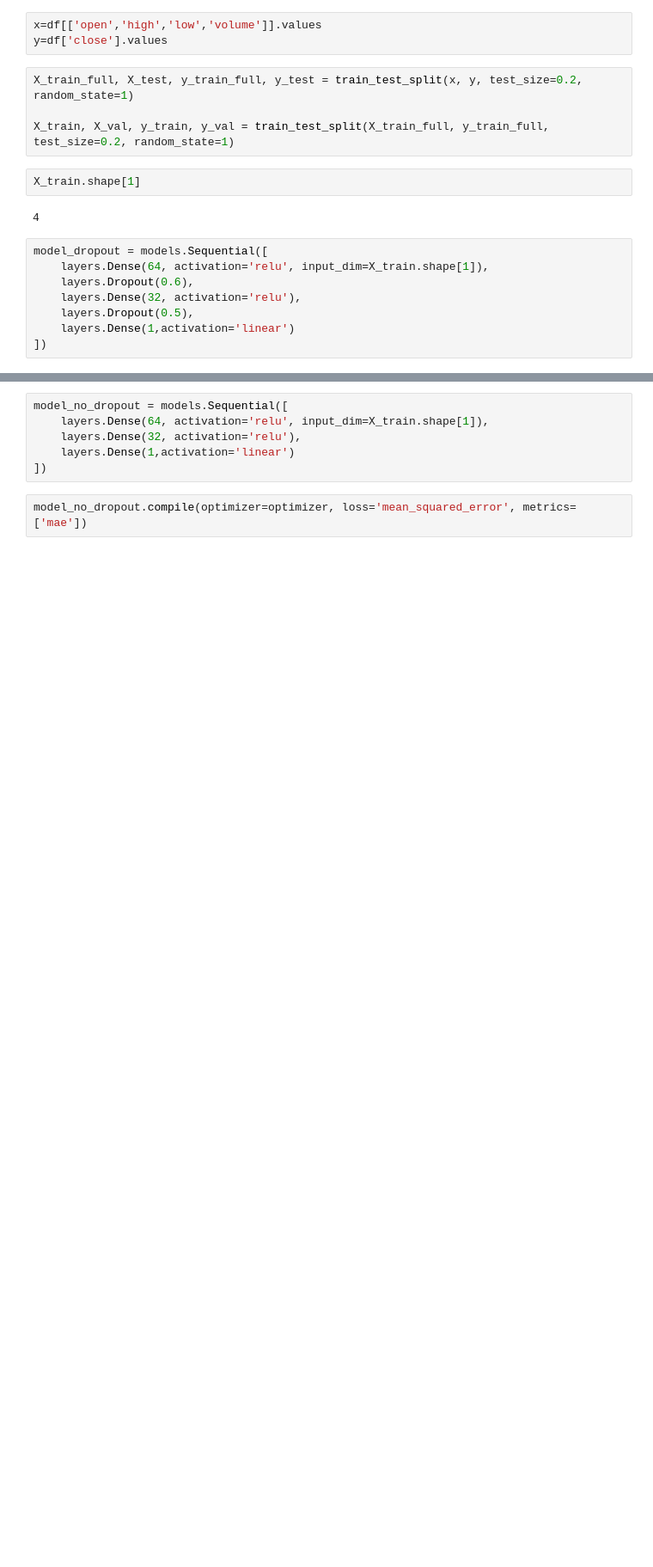
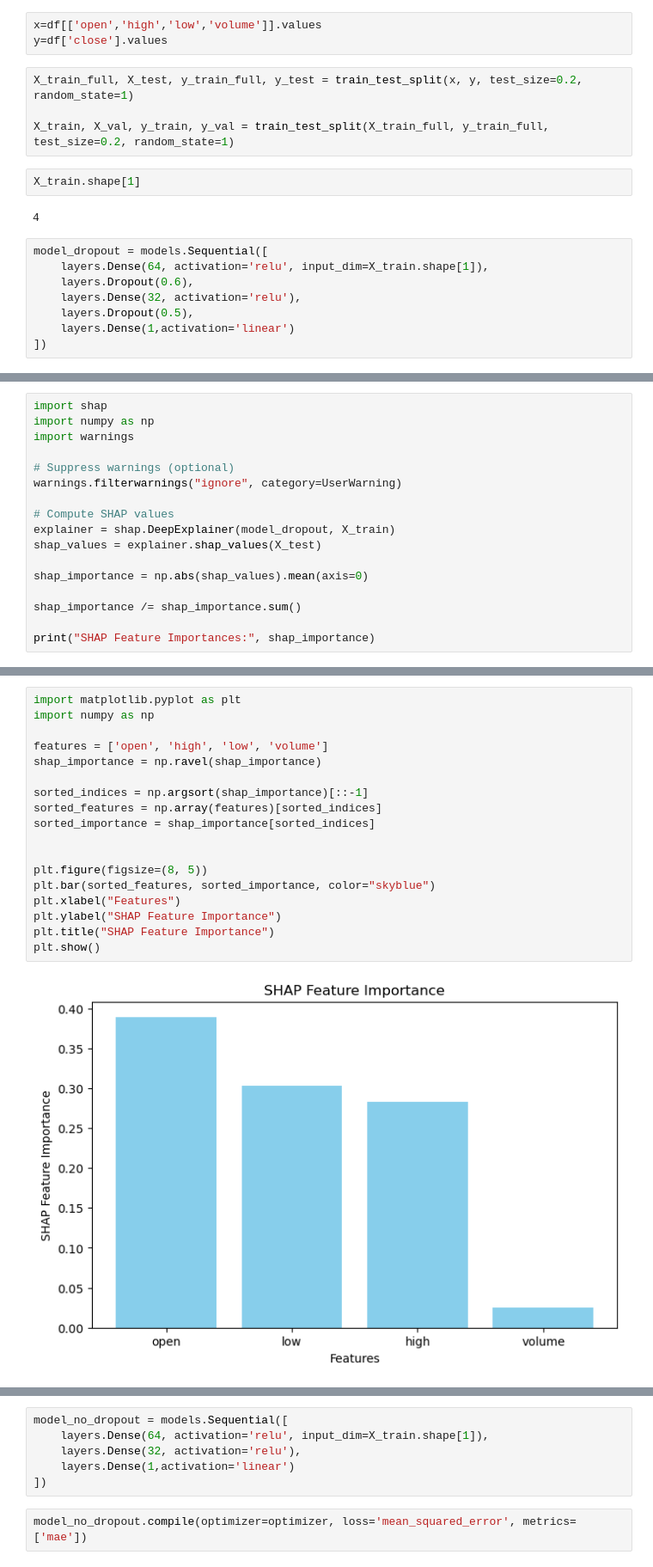
Before and after one commit to Ahmed72-AMSA/Stoke_Price_Prediction, a Jupyter notebook: model_with_NN.ipynb, the cells around one changed output, grey strips where cells are left out. Shown at 86% size. Saved outputs shown, nothing was run; the diff lists cells and outputs as text; blank space fills up the shorter version.

```diff
--- a/model_with_NN.ipynb
+++ b/model_with_NN.ipynb
@@ -288,0 +311,17 @@ Validation R² (No Dropout): 0.9562354831022475
+# %%
+import shap
+import numpy as np
+import warnings
+
+# Suppress warnings (optional)
+warnings.filterwarnings("ignore", category=UserWarning)
+
+# Compute SHAP values
+explainer = shap.DeepExplainer(model_dropout, X_train)
+shap_values = explainer.shap_values(X_test)
+
+shap_importance = np.abs(shap_values).mean(axis=0)
+
+shap_importance /= shap_importance.sum()
+
+print("SHAP Feature Importances:", shap_importance)
@@ -288,0 +337,20 @@ Validation R² (No Dropout): 0.9562354831022475
+# %%
+import matplotlib.pyplot as plt
+import numpy as np
+
+features = ['open', 'high', 'low', 'volume']
+shap_importance = np.ravel(shap_importance)
+
+sorted_indices = np.argsort(shap_importance)[::-1]
+sorted_features = np.array(features)[sorted_indices]
+sorted_importance = shap_importance[sorted_indices]
+
+
+plt.figure(figsize=(8, 5))
+plt.bar(sorted_features, sorted_importance, color="skyblue")
+plt.xlabel("Features")
+plt.ylabel("SHAP Feature Importance")
+plt.title("SHAP Feature Importance")
+plt.show()
+# %% [output]
+[figure, added]
```
Also changed, not shown: parts of 23 cells of this notebook, 3 other files.
